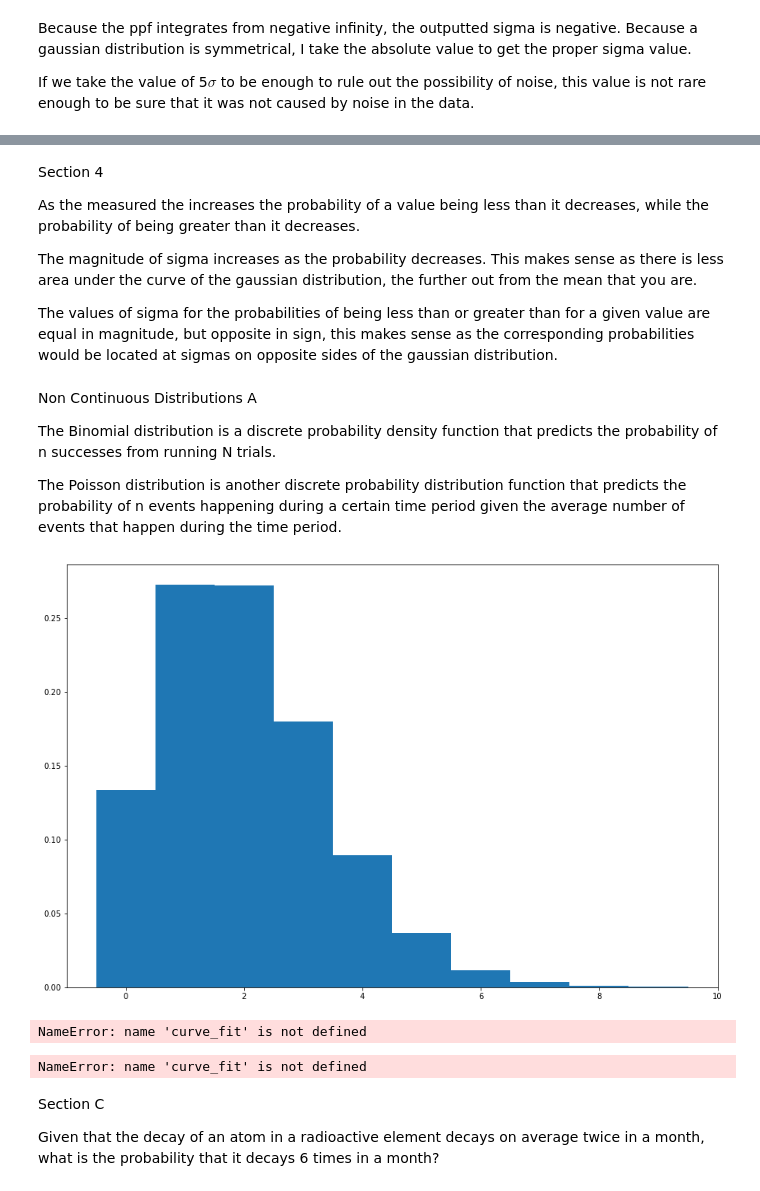
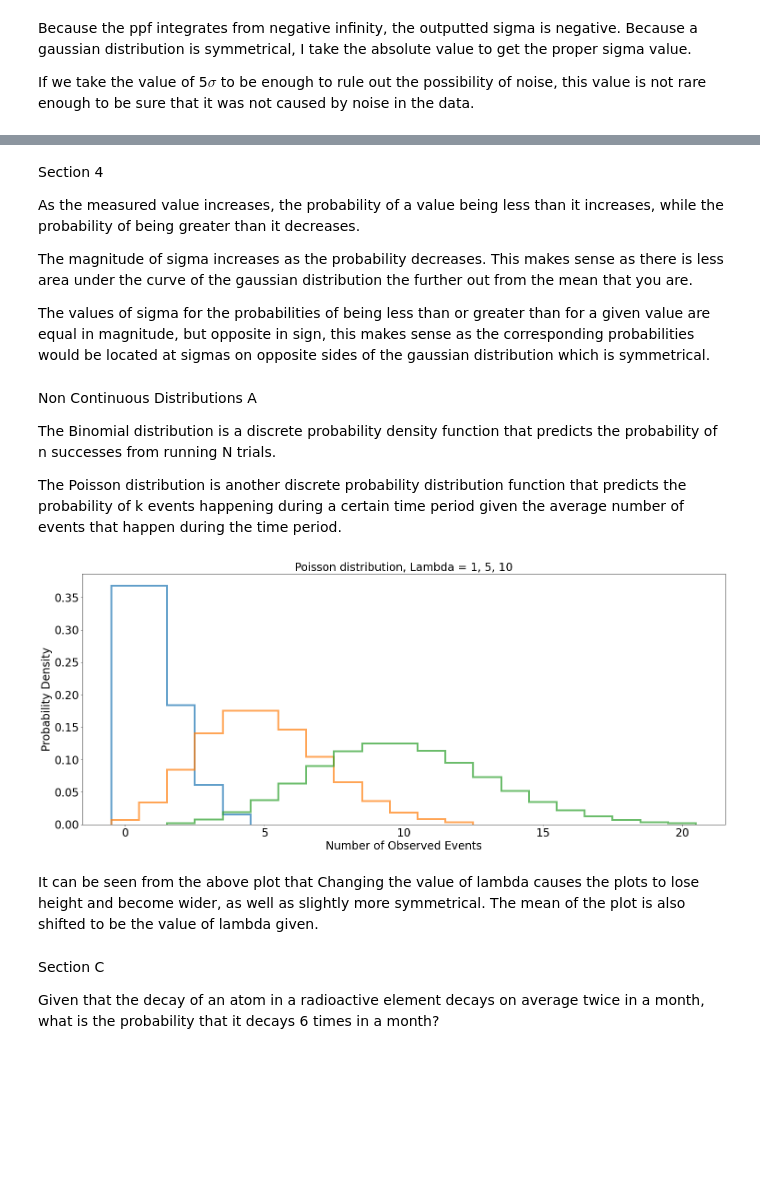
Before and after one commit to CameronPeloquin/PHYS_434, a Jupyter notebook: Lab1/Lab1.ipynb, the cells around one changed output, grey strips where cells are left out. Saved outputs shown, nothing was run; the diff lists cells and outputs as text; code cells hidden in the pictures; blank space fills up the shorter version.

```diff
--- a/Lab1/Lab1.ipynb
+++ b/Lab1/Lab1.ipynb
@@ -66,23 +55,13 @@ Sigma  Probability from Z table
 # %%
 # Section 1.C
 
-negThreeSigma = stats.norm.ppf(0.0013498980316300933)
-negTwoSigma = stats.norm.ppf(0.022750131948179195)
-negOneSigma = stats.norm.ppf(0.15865525393145707)
-zeroSigma = stats.norm.ppf(0.5)
-oneSigma = stats.norm.ppf(0.8413447460685429)
-twoSigma = stats.norm.ppf(0.9772498680518208)
-threeSigma = stats.norm.ppf(0.9986501019683699)
-
 print("Expected Sigma Value vs Computed from Given Probability")
 print("Expected  Computed")
-print("-3       ", negThreeSigma)
-print("-2       ", negTwoSigma)
-print("-1       ", negOneSigma)
-print(" 0        ", zeroSigma)
-print(" 1        ", oneSigma)
-print(" 2        ", twoSigma)
-print(" 3        ", threeSigma)
+for i in range(-3, 3):
+    if i < 0:
+        print(i, "    ", stats.norm.ppf(stats.norm.cdf(i)))
+    else:
+        print("",i, "     ", stats.norm.ppf(stats.norm.cdf(i)))
 # %% [output]
 Expected Sigma Value vs Computed from Given Probability
 Expected  Computed
@@ -263,61 +220,39 @@ sigma_greater5  -3.4011926561446617
 # %% [markdown]
 Section 4
 
-As the measured the increases the probability of a value being less than it decreases, while the probability of being greater than it decreases.
+As the measured value increases, the probability of a value being less than it increases, while the probability of being greater than it decreases.
 
-The magnitude of sigma increases as the probability decreases. This makes sense as there is less area under the curve of the gaussian distribution, the further out from the mean that you are.
+The magnitude of sigma increases as the probability decreases. This makes sense as there is less area under the curve of the gaussian distribution the further out from the mean that you are.
 
-The values of sigma for the probabilities of being less than or greater than for a given value are equal in magnitude, but opposite in sign, this makes sense as the corresponding probabilities would be located at sigmas on opposite sides of the gaussian distribution.
+The values of sigma for the probabilities of being less than or greater than for a given value are equal in magnitude, but opposite in sign, this makes sense as the corresponding probabilities would be located at sigmas on opposite sides of the gaussian distribution which is symmetrical.
 # %% [markdown]
 Non Continuous Distributions A
 
 The Binomial distribution is a discrete probability density function that predicts the probability of n successes from running N trials.
 
-The Poisson distribution is another discrete probability distribution function that predicts the probability of n events happening during a certain time period given the average number of events that happen during the time period.
+The Poisson distribution is another discrete probability distribution function that predicts the probability of k events happening during a certain time period given the average number of events that happen during the time period.
 # %%
 # Non Continuous Distributions B
 
-d = np.random.poisson(2, 100000)
+plt.rcParams["figure.figsize"] = (25,10)
+fig, ax = plt.subplots(1, 1)
+ax.tick_params(labelsize = 24)
 
-bins = np.arange(11) - 0.5
-entries, bin_edges, patches = plt.hist(d, bins=bins, density=True)
-bin_middles = 0.5 * (bin_edges[1:] + bin_edges[:-1])
+lamb = [1, 5, 10]
+for i in lamb:
+    x = np.arange(stats.poisson.ppf(0.001, i, 0), stats.poisson.ppf(0.999, i, 0))
+    edges = np.arange(x[0]-0.5, x[-1]+1.5, 1)
 
+    ax.stairs(stats.poisson.pmf(x, i, 0), edges, linewidth = 4, alpha = 0.7)
+
+plt.xlabel("Number of Observed Events", fontsize = 24)
+plt.ylabel("Probability Density", fontsize = 24);
+plt.title("Poisson distribution, Lambda = 1, 5, 10", fontsize = 24);
 plt.show()
 # %% [output]
-[figure, old version]
+[figure, new version]
-# %%
-def fit_function(k, lamb):
-    return poisson.pmf(k, lamb)
-
-parameters, cov_matrix = curve_fit(fit_function, bin_middles, entries)
-x = np.arange(0, 15)
-entries, bin_edges, patches = plt.hist(data, bins=bins, density=True)
-bin_middles = 0.5 * (bin_edges[1:] + bin_edges[:-1])
-plt.step(
-    x,
-    fit_function(x, *parameters),
-)
-plt.show()
-# %% [output]
-NameError: name 'curve_fit' is not defined
-# %%
-def fit_function(k, lamb):
-    return poisson.pmf(k, lamb)
-
-parameters, cov_matrix = curve_fit(fit_function, bin_middles, entries)
-x = np.arange(0, 15)
-entries, bin_edges, patches = plt.hist(data, bins=bins, density=True)
-bin_middles = 0.5 * (bin_edges[1:] + bin_edges[:-1])
-plt.step(
-    x,
-    fit_function(x_plot, *parameters),
-)
-plt.yscale('log')
-plt.ylim(0.0001,0.5)
-plt.show()
-# %% [output]
-NameError: name 'curve_fit' is not defined
+# %% [markdown]
+It can be seen from the above plot that Changing the value of lambda causes the plots to lose height and become wider, as well as slightly more symmetrical. The mean of the plot is also shifted to be the value of lambda given.
 # %% [markdown]
 Section C
 
```
Also changed, not shown: parts of 15 cells of this notebook.
